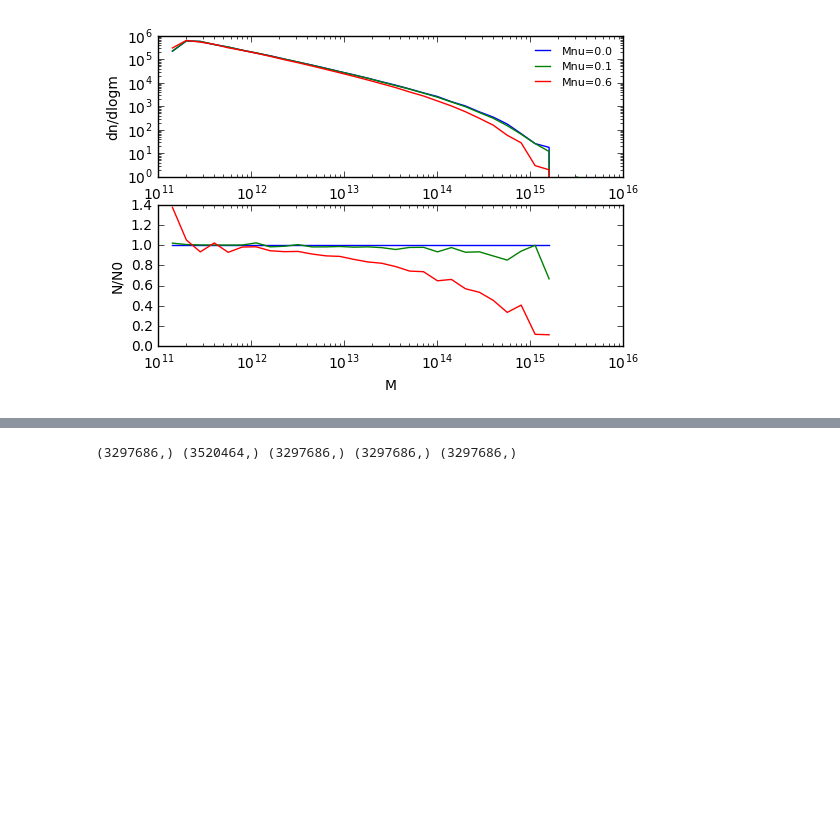
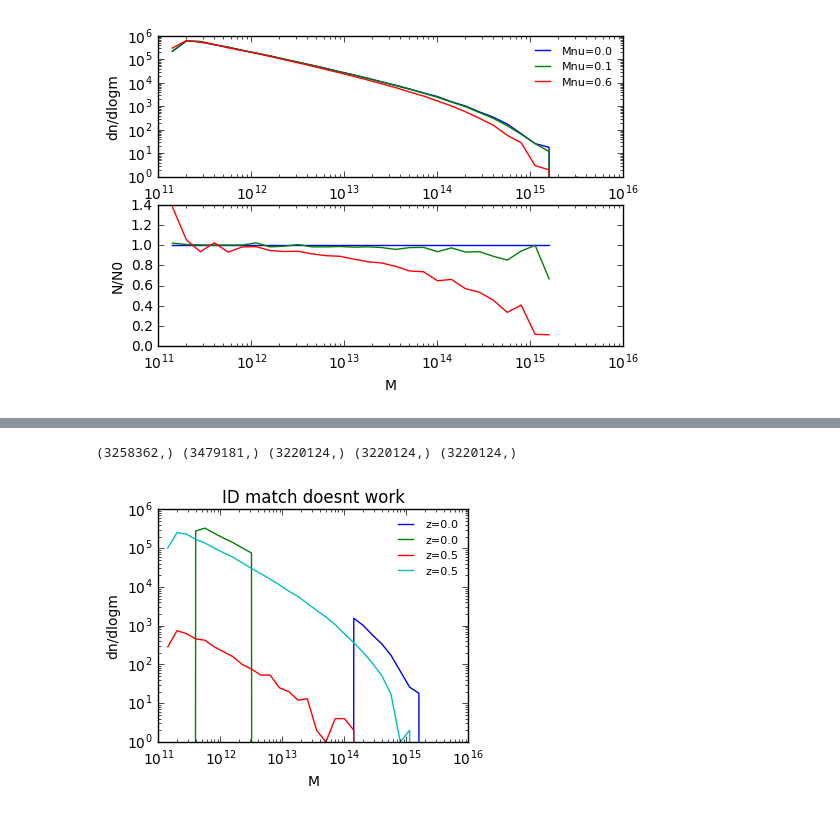
Before and after one commit to liuxx479/NUassemblybias, a Jupyter notebook: AB.ipynb, the cells around one changed output, grey strips where cells are left out. Drawn from its saved outputs; the diff is of its cells as text; code cells hidden in the pictures; blank space fills up the shorter version.

Commit message:
removed subhalos for matching

```diff
--- a/AB.ipynb
+++ b/AB.ipynb
@@ -677,12 +693,37 @@ show()
 # %%
 ######### next try match ID #######
-ID0, Mvir0, Vmax0, Rvir0, Rs0, x0, y0, z0, Spin0, PID0 = load('cat/mnv_0.0_66_parents.npy').T
-ID0b, Mvir0b, Vmax0b, Rvir0b, Rs0b, x0b, y0b, z0b, Spin0b, PID0b = load('cat/mnv_0.0_56_parents.npy').T
+#ID0, Mvir0, Vmax0, Rvir0, Rs0, x0, y0, z0, Spin0, PID0 = load('cat/mnv_0.0_66_parents.npy').T
+#ID0b, Mvir0b, Vmax0b, Rvir0b, Rs0b, x0b, y0b, z0b, Spin0b, PID0b = load('cat/mnv_0.0_56_parents.npy').T
 
 IDcomb, idx0, idx0b = intersect1d(ID0, ID0b, return_indices=1)
 Mvir0_sort = Mvir0[idx0]
 Mvir0b_sort = Mvir0b[idx0b]
 
 print ID0.shape, ID0b.shape, IDcomb.shape, Mvir0_sort.shape, Mvir0b_sort.shape
+
+ibins=logspace(11, 15.5, 31)
+idxcut14_sort=where(Mvir0_sort>10**14)[0]
+idxcut12_sort=where((Mvir0_sort<10**12.5) & (Mvir0_sort>10**11.5))[0]
+
+hist14 = [histogram(imvir[idxcut14_sort], bins=ibins)[0]
+            for imvir in [Mvir0_sort, Mvir0b_sort]]
+hist12 = [histogram(imvir[idxcut12_sort], bins=ibins)[0]
+            for imvir in [Mvir0_sort, Mvir0b_sort]]
+
+f, ax1 = subplots(1,1,figsize=(4,3))
+for i in range(2):
+    ax1.plot(ibins[1:], hist14[i], label='z=%.1f'%([0,0.5][i]))
+    ax1.plot(ibins[1:], hist12[i], label='z=%.1f'%([0,0.5][i]))
+    #ax1.plot(ibins[1:], hist12[i].astype(float)/hist14[0])
+
+ax1.legend(fontsize=8, frameon=0)
+ax1.set_xscale('log')
+ax1.set_yscale('log')
+ax1.set_xlabel('M')
+ax1.set_ylabel('dn/dlogm')
+ax1.set_title('ID match doesnt work')
+
+show()
 # %% [output]
-(3297686,) (3520464,) (3297686,) (3297686,) (3297686,)
+(3258362,) (3479181,) (3220124,) (3220124,) (3220124,)
+[figure, added]
```
Also changed, not shown: parts of 17 cells of this notebook.
